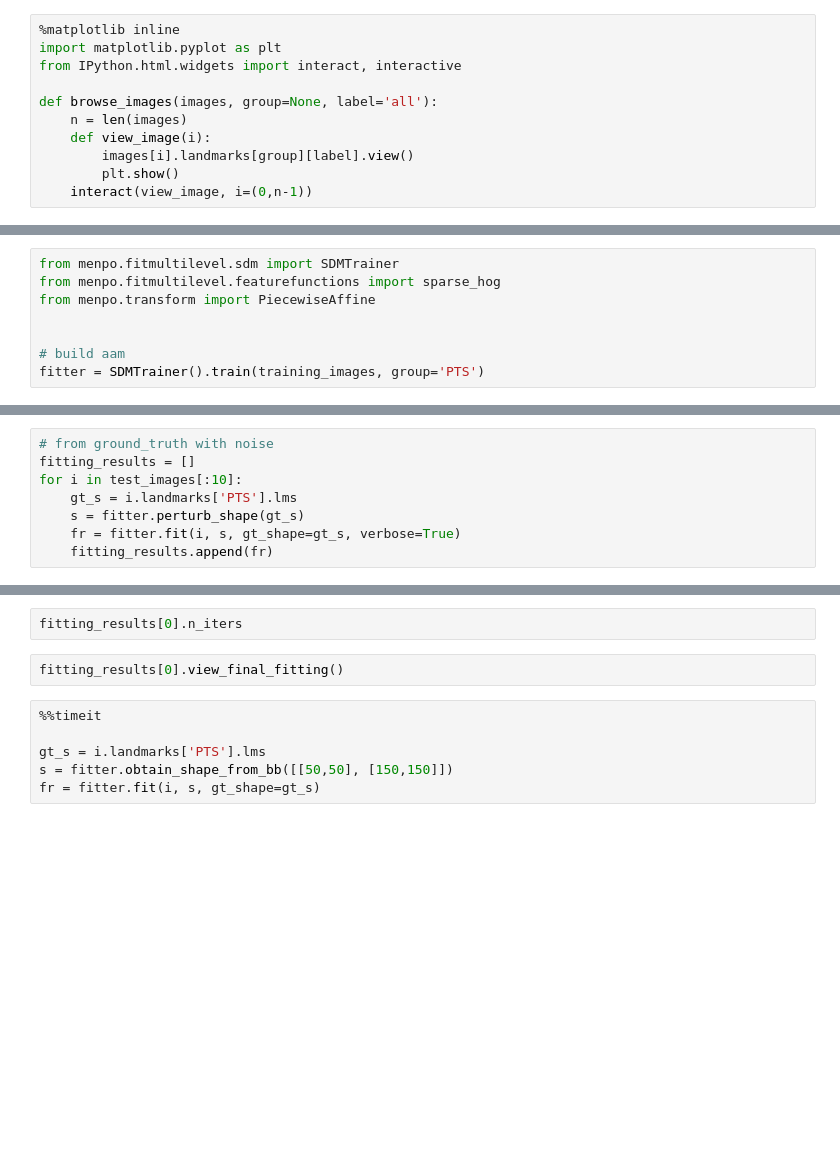
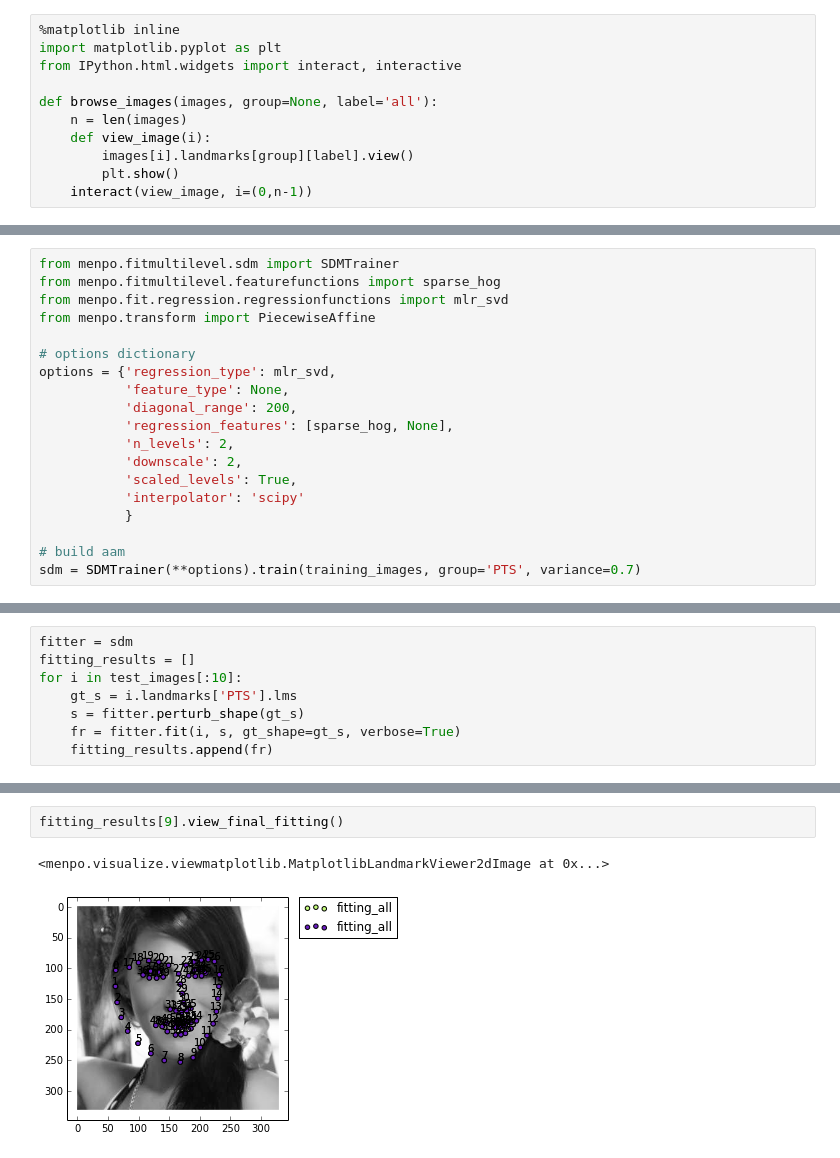
Before and after one commit to jalabort/scrap2, a Jupyter notebook: notebooks/Fitters/SDMs.ipynb, the cells around one changed output, grey strips where cells are left out. Drawn from its saved outputs; the diff is of its cells as text; blank space fills up the shorter version.

```diff
--- a/notebooks/Fitters/SDMs.ipynb
+++ b/notebooks/Fitters/SDMs.ipynb
@@ -30,8 +32,19 @@ browse_images(training_images, group='PTS')
 # %%
 from menpo.fitmultilevel.sdm import SDMTrainer
 from menpo.fitmultilevel.featurefunctions import sparse_hog
+from menpo.fit.regression.regressionfunctions import mlr_svd
 from menpo.transform import PiecewiseAffine
 
+# options dictionary
+options = {'regression_type': mlr_svd,
+           'feature_type': None,
+           'diagonal_range': 200,
+           'regression_features': [sparse_hog, None],
+           'n_levels': 2,
+           'downscale': 2,
+           'scaled_levels': True,
+           'interpolator': 'scipy'
+           }
 
 # build aam
-fitter = SDMTrainer().train(training_images, group='PTS')
+sdm = SDMTrainer(**options).train(training_images, group='PTS', variance=0.7)
@@ -54,5 +92,5 @@ for i in pio.import_images('/Users/joan/PhD/DataBases/lfpw/testset/*.png', max_i
 # %%
-# from ground_truth with noise
+fitter = sdm
 fitting_results = []
 for i in test_images[:10]:
     gt_s = i.landmarks['PTS'].lms
@@ -62,10 +121,5 @@ for i in test_images[:10]:
-# %%
-fitting_results[0].n_iters
 # %%
-fitting_results[0].view_final_fitting()
+fitting_results[9].view_final_fitting()
+# %% [output]
+<menpo.visualize.viewmatplotlib.MatplotlibLandmarkViewer2dImage at 0x...>
+[figure, added]
-# %%
-%%timeit
-
-gt_s = i.landmarks['PTS'].lms
-s = fitter.obtain_shape_from_bb([[50,50], [150,150]])
-fr = fitter.fit(i, s, gt_shape=gt_s)
```
Also changed, not shown: parts of 19 cells of this notebook, 1 other file.
